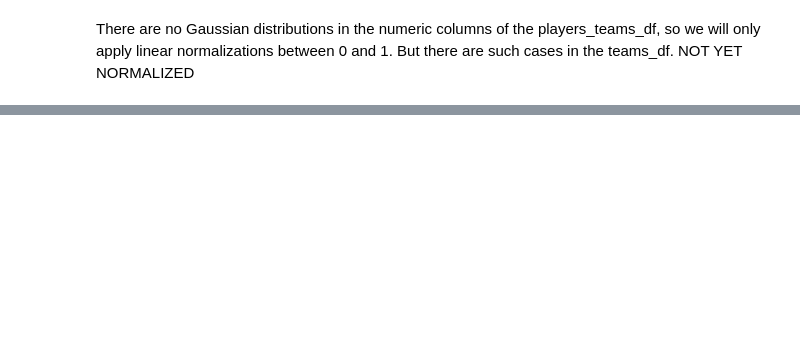
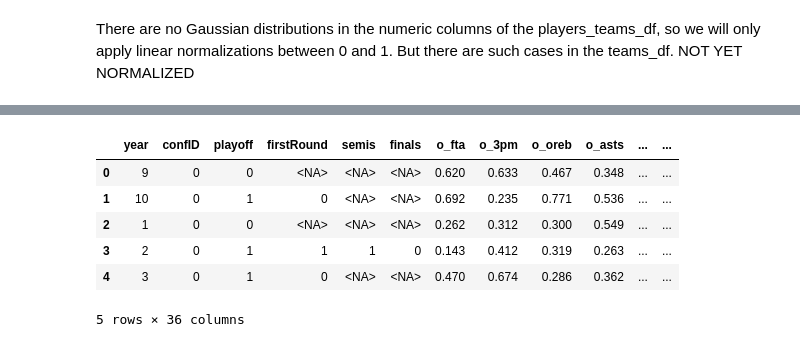
Before and after one commit to jogp10/WnbaPlayoffsPredicting, a Jupyter notebook: notebooks/preparation.ipynb, the cells around one changed output, grey strips where cells are left out. Drawn from its saved outputs; the diff is of its cells as text; code cells hidden in the pictures; blank space fills up the shorter version.

```diff
--- a/notebooks/preparation.ipynb
+++ b/notebooks/preparation.ipynb
@@ -554,16 +793,32 @@ players_df.head()
 # %%
-# for each team in teams_df, calculate the average of each player's performance in the team, for every column in players_df
-teams_df3 = teams_df.copy()
-for col in players_df:
-    col_type = players_df[col].dtype
-    if col_type == 'float64' or col_type == 'int64' and col not in {'year', 'tmID', 'lgID', 'playerID', 'firstseason', 'lastseason', 'playoff'}:
-        grouped = (players_df.groupby(['year', 'tmID', 'playoff'])[col].mean())
-        grouped = grouped.reset_index()
+#do similarly but now instead of the average of each player's performance, calculate the sum of the 3 best players' performance
+teams_df4 = dfs['teams_df'].copy()
+for col in players_teams_df:
+    col_type = players_teams_df[col].dtype
+    if col_type == 'float64' or col_type == 'int64' and col not in {'year', 'tmID', 'lgID', 'playerID', 'firstseason', 'lastseason', 'playoff', 'num_seasons', 'stint', 'GP', 'threeMade', 'dq', 'PostBlocks', 'PostthreeMade', 'PostDQ'}:
+        # Group by ['year', 'tmID', 'playoff'], sum the 3 largest values for each group
+        grouped = players_teams_df.groupby(['year', 'tmID', 'playoff'])[col].apply(lambda x: x.nlargest(3).sum())
 
-#     add the average to teams_df
-        teams_df3 = teams_df3.merge(grouped, on=['year', 'tmID', 'playoff'], how='left')
+        # Rename the grouped column to indicate it represents the sum of the 3 best players' performance
+        col_name_sum = f'{col}_sum_top3'
+        grouped = grouped.reset_index().rename(columns={col: col_name_sum})
+
+        # Merge the sum into teams_df4 with a specified suffix
+        teams_df4 = pd.merge(teams_df4, grouped, on=['year', 'tmID', 'playoff'], how='left', suffixes=('', f'_{col_name_sum}'))
 
 
-#         in column Points_Ratio replace inf with 0
-teams_df3['Points_Ratio'] = teams_df3['Points_Ratio'].replace([np.inf, -np.inf], 0)
-teams_df3.to_csv('../prep_data/teams_df3.csv', index=False)
+# in column Points_Ratio replace inf with 0
+# teams_df4['Points_Ratio'] = teams_df4['Points_Ratio'].replace([np.inf, -np.inf, np.NaN], 0)
+
+dfs['teams_df'] = teams_df4.copy()
+teams_df4.to_csv('../prep_data/teams_df4.csv', index=False)
+
+dfs['teams_df'].head()
+# %% [output]
+|  | year | confID | playoff | firstRound | semis | finals | o_fta | o_3pm | o_oreb | o_asts | ... | ... |
+| 0 | 9 | 0 | 0 | <NA> | <NA> | <NA> | 0.620 | 0.633 | 0.467 | 0.348 | ... | ... |
+| 1 | 10 | 0 | 1 | 0 | <NA> | <NA> | 0.692 | 0.235 | 0.771 | 0.536 | ... | ... |
+| 2 | 1 | 0 | 0 | <NA> | <NA> | <NA> | 0.262 | 0.312 | 0.300 | 0.549 | ... | ... |
+| 3 | 2 | 0 | 1 | 1 | 1 | 0 | 0.143 | 0.412 | 0.319 | 0.263 | ... | ... |
+| 4 | 3 | 0 | 1 | 0 | <NA> | <NA> | 0.470 | 0.674 | 0.286 | 0.362 | ... | ... |
+5 rows × 36 columns
```
Also changed, not shown: parts of 27 cells of this notebook, 5 other files.
